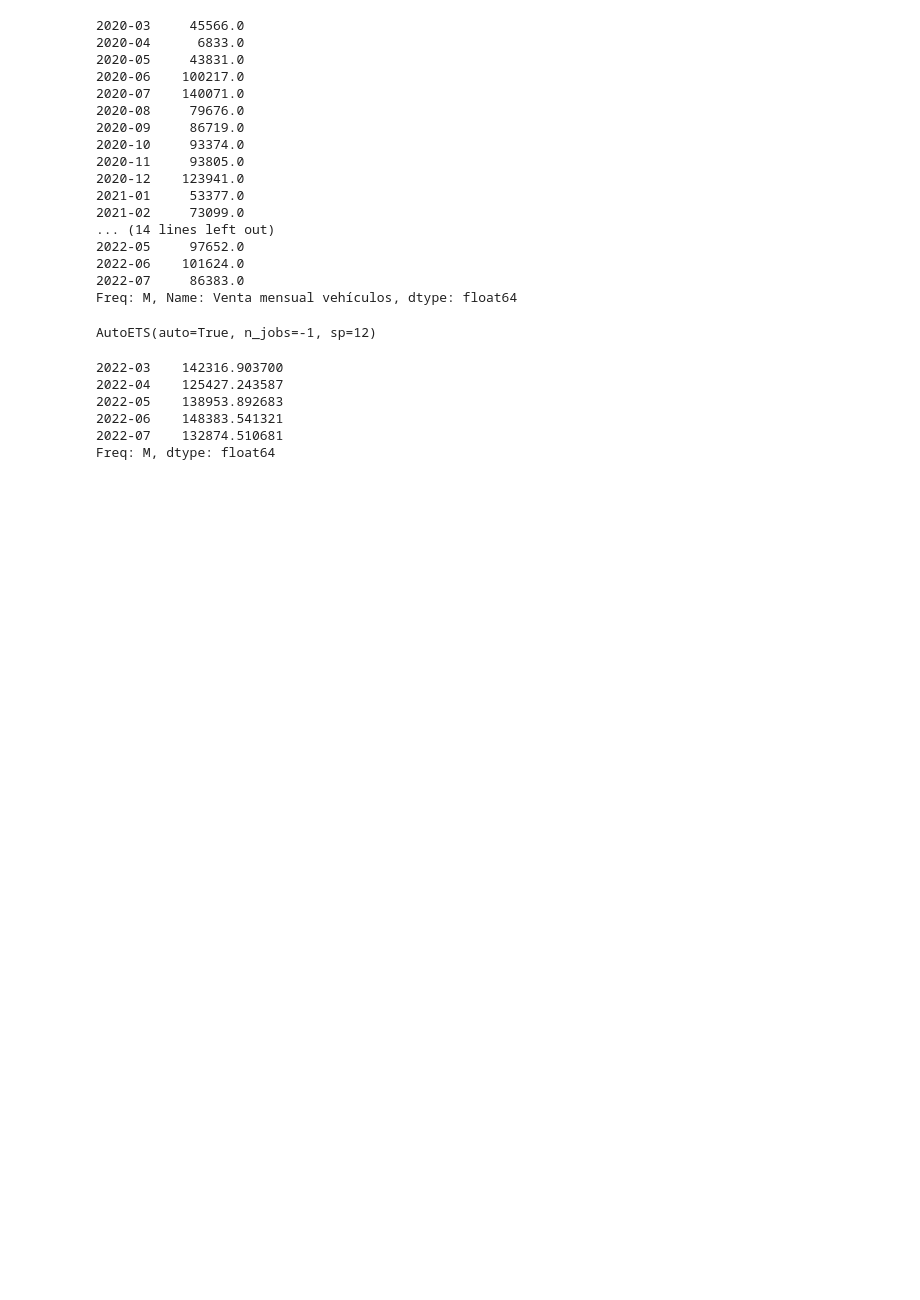
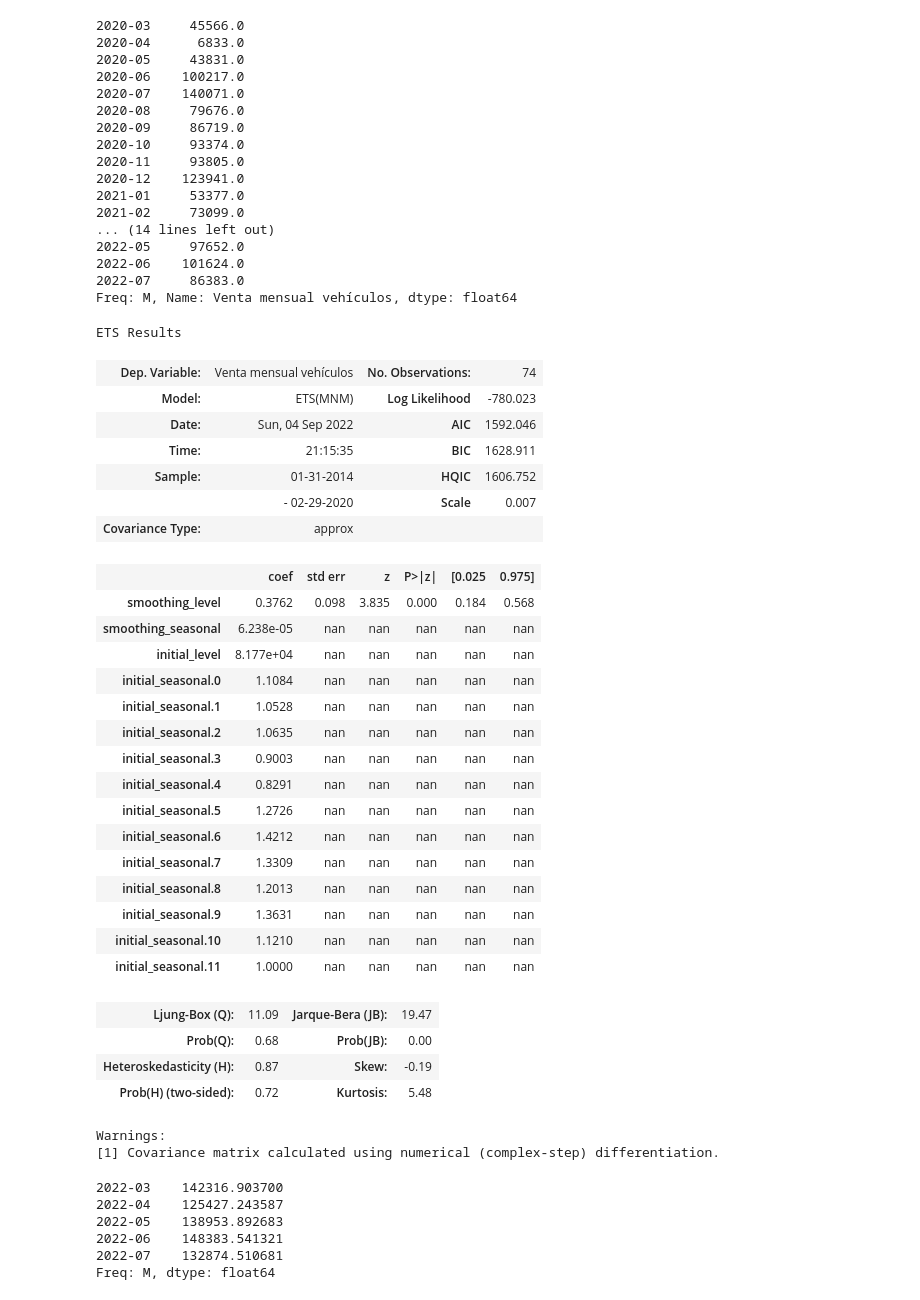
Before and after one commit to algoriv92/TFM, a Jupyter notebook: notebooks/df_matriculaciones.ipynb, the cells around one changed output. Saved outputs shown, nothing was run; the diff lists cells and outputs as text; code cells hidden in the pictures; blank space fills up the shorter version.

```diff
--- a/notebooks/df_matriculaciones.ipynb
+++ b/notebooks/df_matriculaciones.ipynb
@@ -301,12 +301,42 @@ Freq: M, Name: Venta mensual vehículos, dtype: float64
 # %%
 # Especifico la cantidad de períodos a estimar para obtener las observaciones predichas en test.
 fh = np.arange(1, y_test.shape[0]+1)
 
 # Selecciono el modelo y sus parámetros de predicción, al igual que los recursos a utilizar para entrenar
 matriculaciones_auto_ets = AutoETS(auto=True, sp=12, n_jobs=-1)
 matriculaciones_auto_ets.fit(y_train)
+matriculaciones_auto_ets.summary()
 # %% [output]
-AutoETS(auto=True, n_jobs=-1, sp=12)
+ETS Results
+| Dep. Variable: | Venta mensual vehículos | No. Observations: | 74 |
+| Model: | ETS(MNM) | Log Likelihood | -780.023 |
+| Date: | Sun, 04 Sep 2022 | AIC | 1592.046 |
+| Time: | 21:15:35 | BIC | 1628.911 |
+| Sample: | 01-31-2014 | HQIC | 1606.752 |
+|  | - 02-29-2020 | Scale | 0.007 |
+| Covariance Type: | approx |  |  |
+|  | coef | std err | z | P>|z| | [0.025 | 0.975] |
+| smoothing_level | 0.3762 | 0.098 | 3.835 | 0.000 | 0.184 | 0.568 |
+| smoothing_seasonal | 6.238e-05 | nan | nan | nan | nan | nan |
+| initial_level | 8.177e+04 | nan | nan | nan | nan | nan |
+| initial_seasonal.0 | 1.1084 | nan | nan | nan | nan | nan |
+| initial_seasonal.1 | 1.0528 | nan | nan | nan | nan | nan |
+| initial_seasonal.2 | 1.0635 | nan | nan | nan | nan | nan |
+| initial_seasonal.3 | 0.9003 | nan | nan | nan | nan | nan |
+| initial_seasonal.4 | 0.8291 | nan | nan | nan | nan | nan |
+| initial_seasonal.5 | 1.2726 | nan | nan | nan | nan | nan |
+| initial_seasonal.6 | 1.4212 | nan | nan | nan | nan | nan |
+| initial_seasonal.7 | 1.3309 | nan | nan | nan | nan | nan |
+| initial_seasonal.8 | 1.2013 | nan | nan | nan | nan | nan |
+| initial_seasonal.9 | 1.3631 | nan | nan | nan | nan | nan |
+| initial_seasonal.10 | 1.1210 | nan | nan | nan | nan | nan |
+| initial_seasonal.11 | 1.0000 | nan | nan | nan | nan | nan |
+| Ljung-Box (Q): | 11.09 | Jarque-Bera (JB): | 19.47 |
+| Prob(Q): | 0.68 | Prob(JB): | 0.00 |
+| Heteroskedasticity (H): | 0.87 | Skew: | -0.19 |
+| Prob(H) (two-sided): | 0.72 | Kurtosis: | 5.48 |
+Warnings:
+[1] Covariance matrix calculated using numerical (complex-step) differentiation.
 # %%
 #step 5: querying predictions
 matriculaciones_pred=matriculaciones_auto_ets.predict(fh=list(fh))
```
Also changed, not shown: 3 other files.
